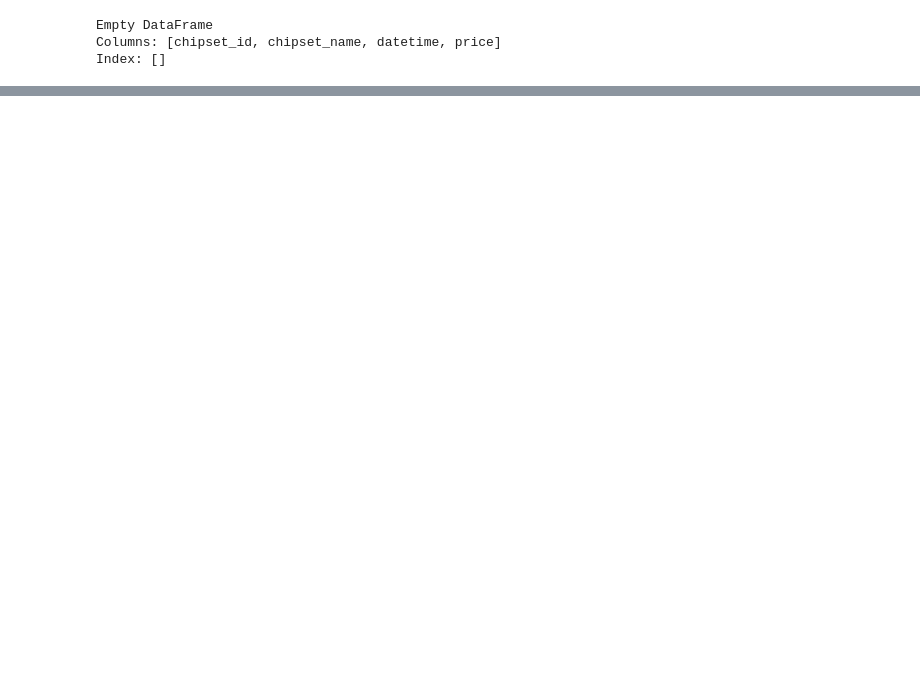
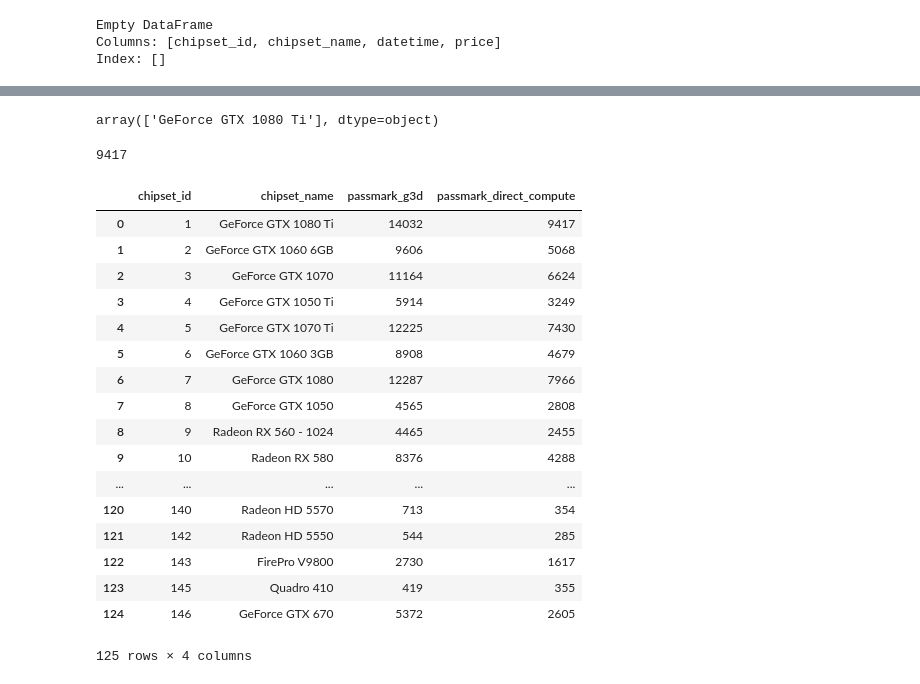
Before and after one commit to sengkchu/gpu-analytics, a Jupyter notebook: gpudatabase_interface.ipynb, the cells around one changed output, grey strips where cells are left out. Saved outputs shown, nothing was run; the diff lists cells and outputs as text; code cells hidden in the pictures; blank space fills up the shorter version.

```diff
--- a/gpudatabase_interface.ipynb
+++ b/gpudatabase_interface.ipynb
@@ -382,0 +429,12 @@ prices[prices['chipset_id'] == 2 & (prices['merchant_id'].isin(values))]
+# %%
+benchmarks_query = '''
+SELECT
+    c.chipset_id,
+    c.chipset_name,
+    b.passmark_g3d,
+    b.passmark_direct_compute
+FROM chipsets c
+INNER JOIN benchmarks b ON b.chipset_id = c.chipset_id
+
+'''
+benchmarks = run_query(benchmarks_query)
@@ -382,0 +443,32 @@ prices[prices['chipset_id'] == 2 & (prices['merchant_id'].isin(values))]
+# %%
+x = df_filtered['chipset_name'].values
+
+x
+# %% [output]
+array(['GeForce GTX 1080 Ti'], dtype=object)
+# %%
+y = df_filtered['passmark_direct_compute'].values[0]
+y
+# %% [output]
+9417
+# %%
+benchmarks
+# %% [output]
+|  | chipset_id | chipset_name | passmark_g3d | passmark_direct_compute |
+| 0 | 1 | GeForce GTX 1080 Ti | 14032 | 9417 |
+| 1 | 2 | GeForce GTX 1060 6GB | 9606 | 5068 |
+| 2 | 3 | GeForce GTX 1070 | 11164 | 6624 |
+| 3 | 4 | GeForce GTX 1050 Ti | 5914 | 3249 |
+| 4 | 5 | GeForce GTX 1070 Ti | 12225 | 7430 |
+| 5 | 6 | GeForce GTX 1060 3GB | 8908 | 4679 |
+| 6 | 7 | GeForce GTX 1080 | 12287 | 7966 |
+| 7 | 8 | GeForce GTX 1050 | 4565 | 2808 |
+| 8 | 9 | Radeon RX 560 - 1024 | 4465 | 2455 |
+| 9 | 10 | Radeon RX 580 | 8376 | 4288 |
+| ... | ... | ... | ... | ... |
+| 120 | 140 | Radeon HD 5570 | 713 | 354 |
+| 121 | 142 | Radeon HD 5550 | 544 | 285 |
+| 122 | 143 | FirePro V9800 | 2730 | 1617 |
+| 123 | 145 | Quadro 410 | 419 | 355 |
+| 124 | 146 | GeForce GTX 670 | 5372 | 2605 |
+125 rows × 4 columns
```
Also changed, not shown: parts of 17 cells of this notebook, 6 other files.
